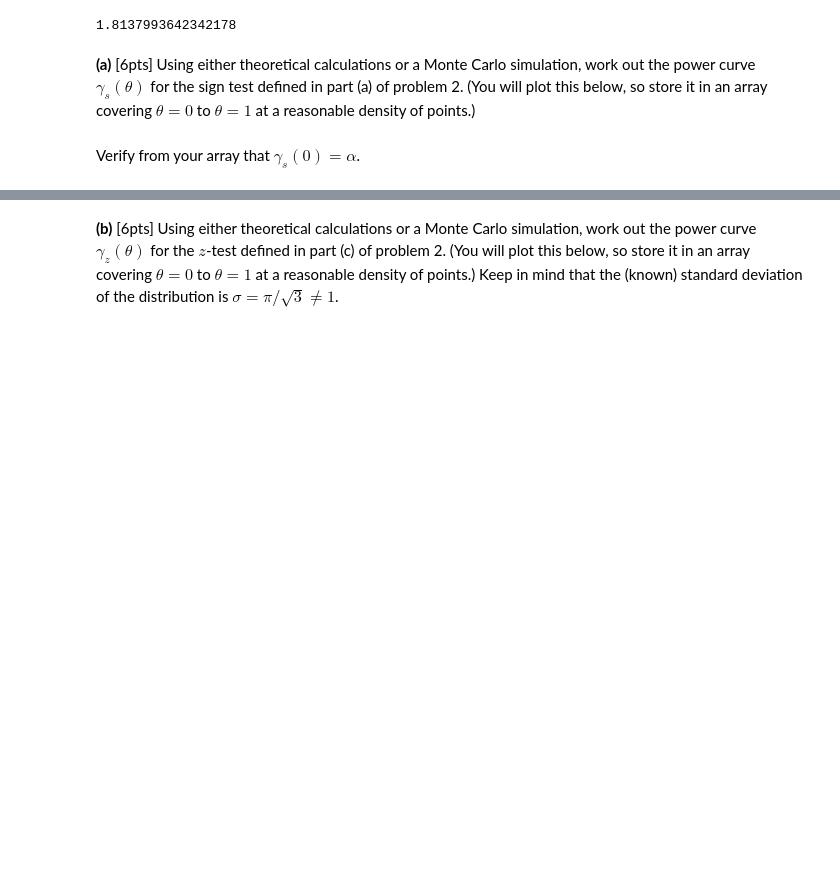
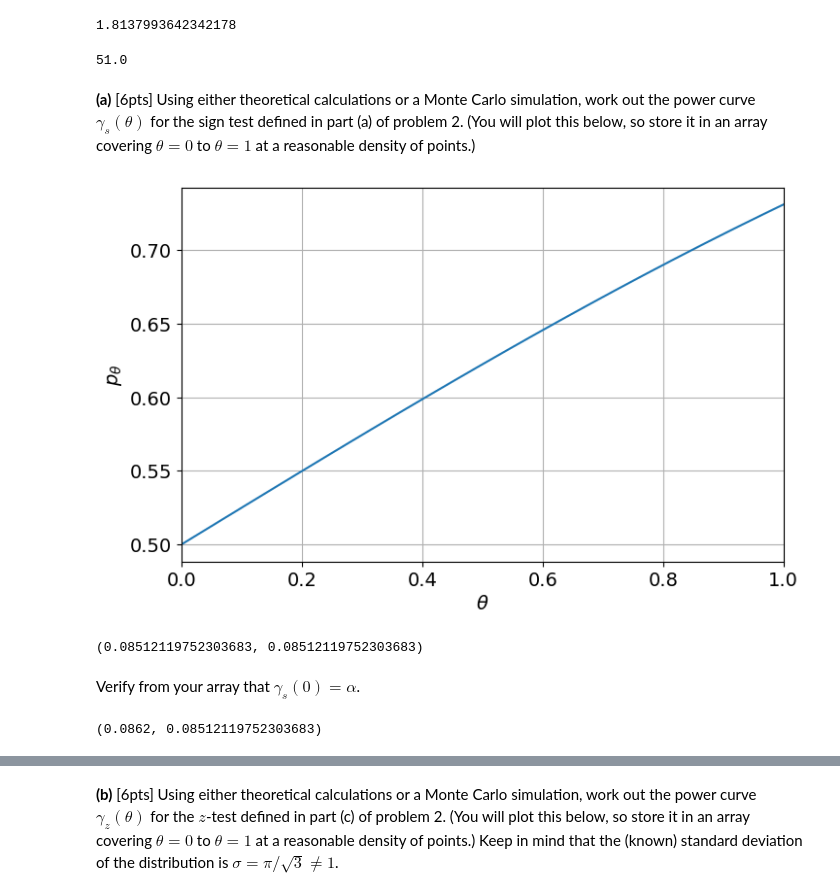
Before and after one commit to djm3622/stat345, a Jupyter notebook: Exam 01/prelim1_practice.ipynb, the cells around one changed output, grey strips where cells are left out. Saved outputs shown, nothing was run; the diff lists cells and outputs as text; code cells hidden in the pictures; blank space fills up the shorter version.

```diff
--- a/Exam 01/prelim1_practice.ipynb
+++ b/Exam 01/prelim1_practice.ipynb
@@ -104,5 +189,21 @@ sigma = stats.logistic.std(); sigma
 np.pi/np.sqrt(3)
 # %% [output]
 1.8137993642342178
+# %%
+ncrit
+# %% [output]
+51.0
 # %% [markdown]
 **(a)** \[6pts\] Using either theoretical calculations or a Monte Carlo simulation, work out the power curve $\gamma_s(\theta)$ for the sign test defined in part (a) of problem 2.  (You will plot this below, so store it in an array covering $\theta=0$ to $\theta=1$ at a reasonable density of points.)
+# %%
+ntheta = 101
+theta_t = np.linspace(0,1,ntheta)
+ptheta_t = stats.logistic(loc=theta_t).sf(0)
+# %%
+plt.plot(theta_t,ptheta_t)
+plt.xlim(0,1);
+plt.xlabel(r'$\theta$');
+plt.ylabel(r'$p_\theta$');
+plt.grid();
+# %% [output]
+[figure, added]
@@ -109,2 +212,6 @@ np.pi/np.sqrt(3)
+# %%
+gammas_t[0], alpha
+# %% [output]
+(0.08512119752303683, 0.08512119752303683)
 # %% [markdown]
 Verify from your array that $\gamma_s(0)=\alpha$.
@@ -110,0 +226,4 @@ Verify from your array that $\gamma_s(0)=\alpha$.
+# %%
+gammasMC_t[0], alpha
+# %% [output]
+(0.0862, 0.08512119752303683)
```
Also changed, not shown: parts of 31 cells of this notebook, 15 other files.
